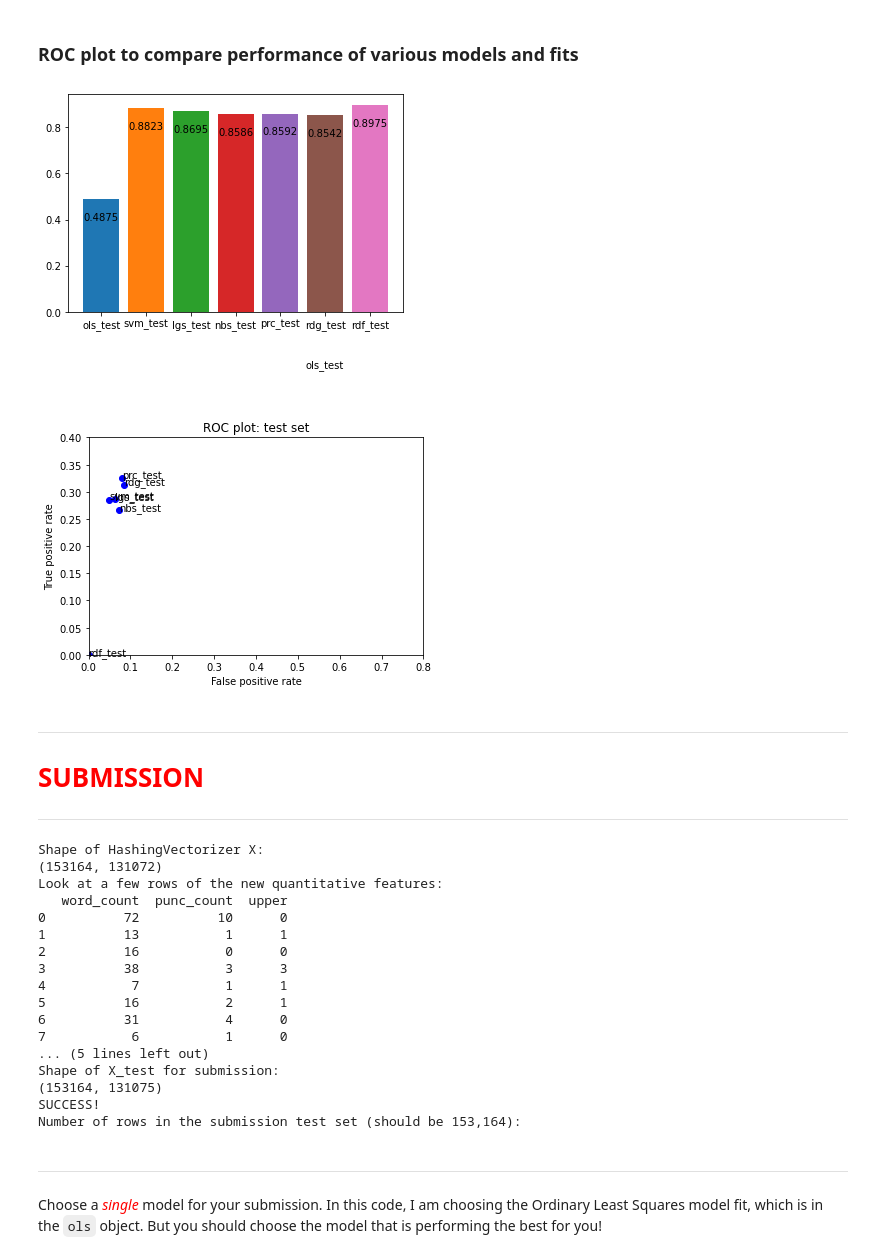
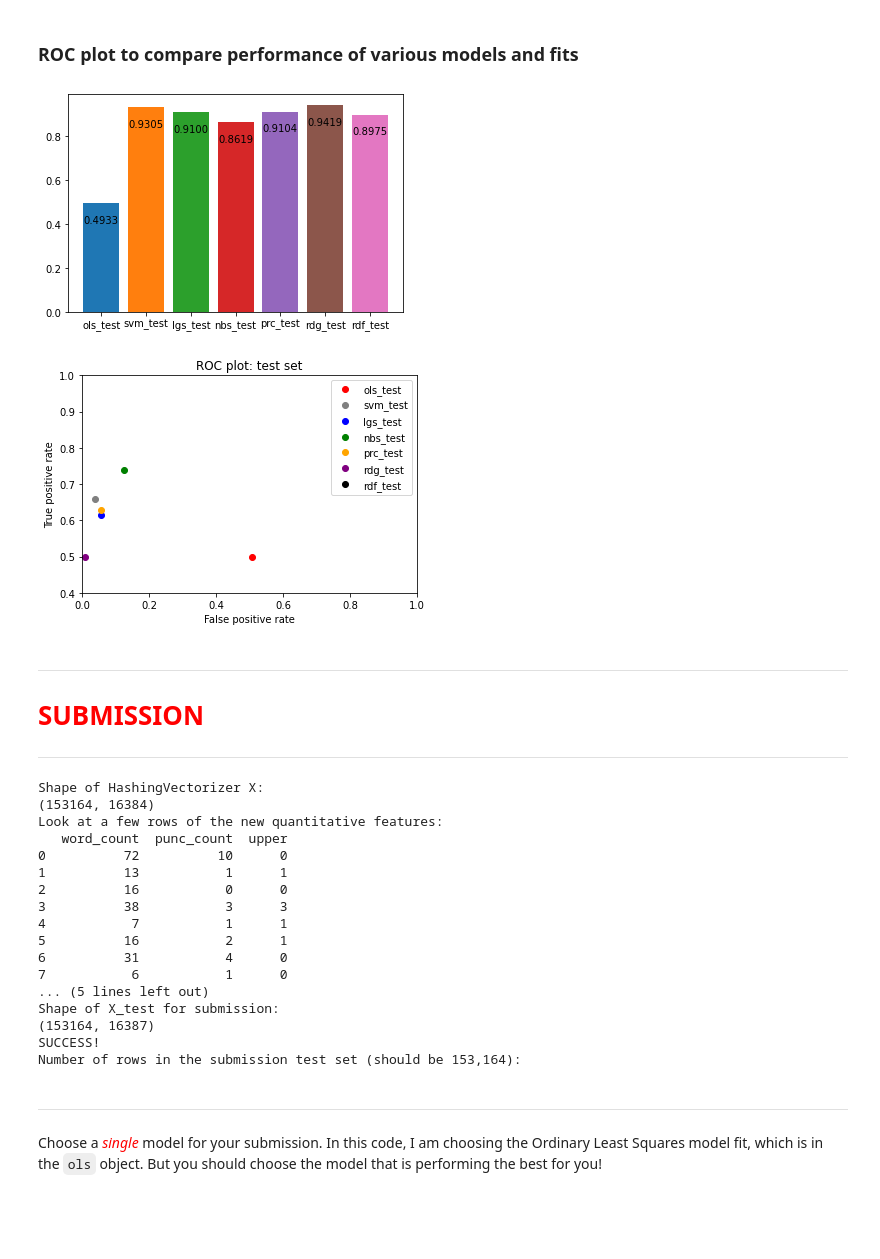
Before and after one commit to Artem-Shuliak/toxic_comments_assignment_1, a Jupyter notebook: toxiccomments_first_full_iteration.ipynb, the cells around one changed output. Drawn from its saved outputs; the diff is of its cells as text; code cells hidden in the pictures; blank space fills up the shorter version.

Commit message:
decreased number of features to 2x14, deleted ngrams, deleted lowescase, deleted non-binary option, used nbs

```diff
--- a/toxiccomments_first_full_iteration.ipynb
+++ b/toxiccomments_first_full_iteration.ipynb
@@ -66,7 +66,7 @@ def process_raw_data(fn, my_random_seed, test=False):
 
     # vectorize Bag of Words from review text; as sparse matrix
     if (not test): # fit_transform()
-        hv = HashingVectorizer(n_features=2 ** 17, alternate_sign=False, stop_words='english', ngram_range=(2,2), binary=False, lowercase=True)
+        hv = HashingVectorizer(n_features=2 ** 14, alternate_sign=False, stop_words='english', lowercase=False)
         X_hv = hv.fit_transform(toxic_data.comment_text)
         fitted_transformations.append(hv)
         print("Shape of HashingVectorizer X:")
@@ -204,7 +204,7 @@ print(ols_performance_train.performance_measures)
 # svm = linear_model.SGDClassifier()
 
 from sklearn import svm
-svm = svm.LinearSVC(loss='hinge', C=0.1)
+svm = svm.LinearSVC(loss='hinge', C=0.001)
 
 svm.fit(X_train, y_train)
 
@@ -288,11 +288,13 @@ plt.show()
 # %%
 fits = [ols_performance_train, svm_performance_train, lgs_performance_train, nbs_performance_train, prc_performance_train, rdg_performance_train, rdf_performance_train]
-
-for fit in fits:
+colors = ['red','gray','blue','green','orange','purple','black']
+for i in range(len(fits)):
+    fit = fits[i]
+    color = colors[i]
+    label = fit.desc
     plt.plot(fit.performance_measures['FP'] / fit.performance_measures['Neg'],
-             fit.performance_measures['TP'] / fit.performance_measures['Pos'], 'bo')
-    plt.text(fit.performance_measures['FP'] / fit.performance_measures['Neg'],
-             fit.performance_measures['TP'] / fit.performance_measures['Pos'], fit.desc)
+             fit.performance_measures['TP'] / fit.performance_measures['Pos'], 'bo', color= color, label=label)
+    plt.legend(loc='upper right')
 plt.axis([0, 1, 0, 1])
 plt.title('ROC plot: test set')
 plt.xlabel('False positive rate')
@@ -418,22 +420,26 @@ for fit in range(len(fits)):
     plt.text(fit, data.performance_measures['Accuracy']-0.1, accuracy, ha="center", va="bottom")
 plt.show()
 # %% [output]
-[figure, old version]
+[figure, new version]
 # %%
 fits = [ols_performance_test, svm_performance_test, lgs_performance_test, nbs_performance_test, prc_performance_test, rdg_performance_test, rdf_performance_test]
 
-for fit in fits:
+colors = ['red','gray','blue','green','orange','purple','black']
+for i in range(len(fits)):
+    fit = fits[i]
+    color = colors[i]
+    label = fit.desc
     plt.plot(fit.performance_measures['FP'] / fit.performance_measures['Neg'],
-             fit.performance_measures['TP'] / fit.performance_measures['Pos'], 'bo')
-    plt.text(fit.performance_measures['FP'] / fit.performance_measures['Neg'],
-             fit.performance_measures['TP'] / fit.performance_measures['Pos'], fit.desc)
-plt.axis([0, 0.8, 0, 0.4])
+             fit.performance_measures['TP'] / fit.performance_measures['Pos'], 'bo', color= color, label=label)
+    plt.legend(loc='upper right')
+
+plt.axis([0, 1, 0.4, 1])
 plt.title('ROC plot: test set')
 plt.xlabel('False positive rate')
 plt.ylabel('True positive rate')
 plt.show()
 # %% [output]
-[figure, old version]
+[figure, new version]
 # %% [markdown]
 ---
 
@@ -447,7 +453,7 @@ raw_data, X_test_submission = process_raw_data(fn='/Users/artemshuliak/Desktop/p
 print("Number of rows in the submission test set (should be 153,164): ")
 # %% [output]
 Shape of HashingVectorizer X:
-(153164, 131072)
+(153164, 16384)
 Look at a few rows of the new quantitative features:
    word_count  punc_count  upper
 0          72          10      0
@@ -460,7 +466,7 @@ Look at a few rows of the new quantitative features:
 7           6           1      0
 ... (5 lines left out)
 Shape of X_test for submission:
-(153164, 131075)
+(153164, 16387)
 SUCCESS!
 Number of rows in the submission test set (should be 153,164):
 # %% [markdown]
```
Also changed, not shown: parts of 18 cells of this notebook.
